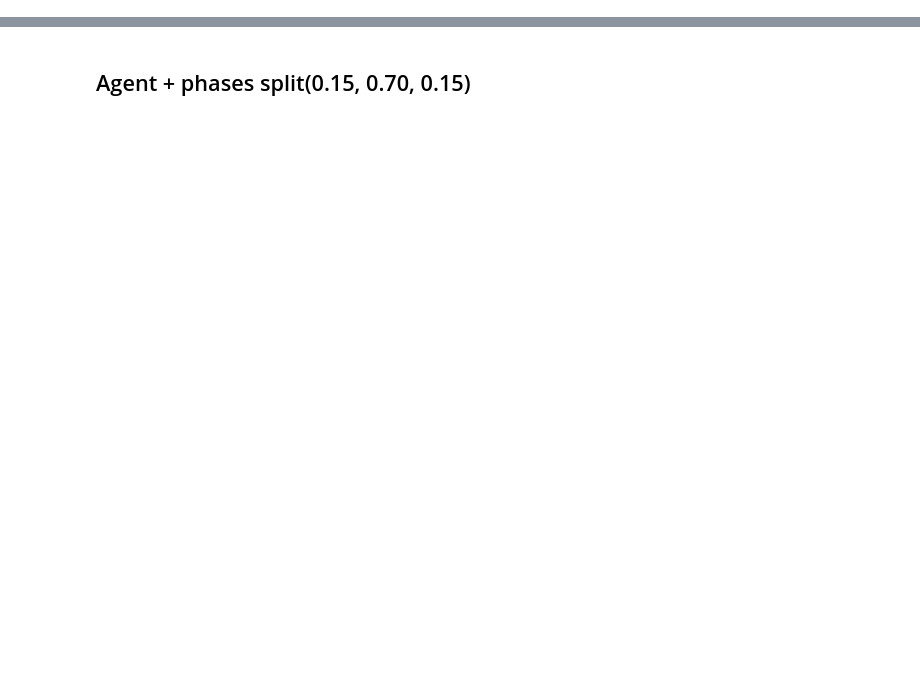
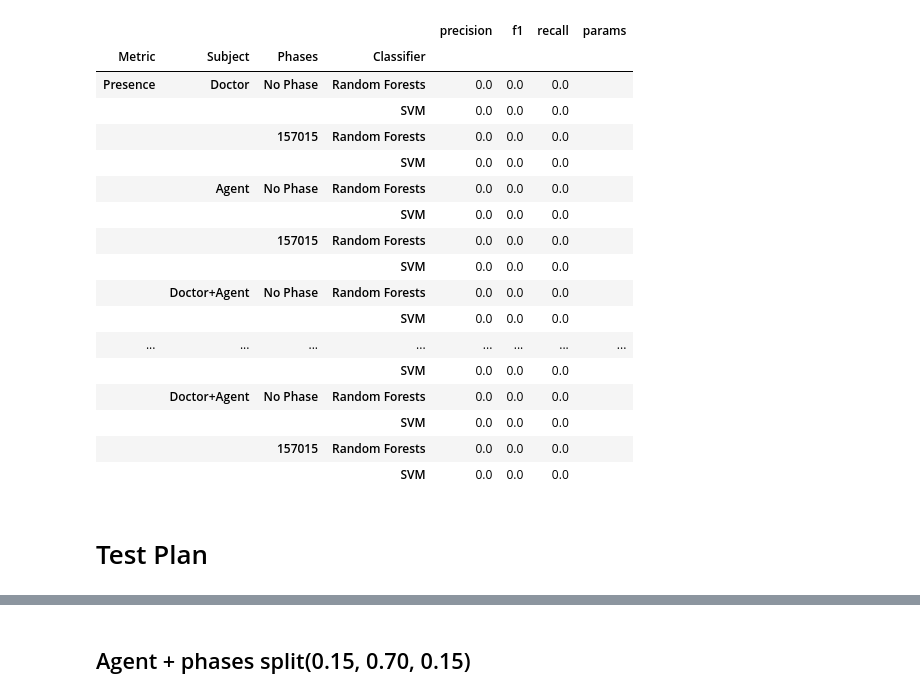
Before and after one commit to jbousque/predictionPresence, a Jupyter notebook: src/Learn.ipynb, the cells around one changed output, grey strips where cells are left out. Drawn from its saved outputs; the diff is of its cells as text; code cells hidden in the pictures; blank space fills up the shorter version.

Commit message:
improved test plan

```diff
--- a/src/Learn.ipynb
+++ b/src/Learn.ipynb
@@ -211,0 +200,32 @@ ValueError: The truth value of a Series is ambiguous. Use a.empty, a.bool(), a.i
+# %%
+# prepare results
+rdf_index = [['Presence', 'Co-Presence'], ['Doctor', 'Agent', 'Doctor+Agent'], ['No Phase', '157015'], ['Random Forests', 'SVM']]
+rdf_columns = ['precision', 'f1', 'recall', 'params']
+rdf_multiindex = pd.MultiIndex.from_product(rdf_index, names=['Metric', 'Subject', 'Phases', 'Classifier'])
+
+rdf = load_results()
+if rdf is None:
+    rdf = pd.DataFrame(np.zeros((24,4)), index=rdf_multiindex, columns=rdf_columns)
+    rdf['params'] = rdf['params'].apply(str)
+    rdf['params'] = ''
+    save_results(rdf)
+rdf
+# %% [output]
+|  |  |  |  | precision | f1 | recall | params |
+| Metric | Subject | Phases | Classifier |  |  |  |  |
+| Presence | Doctor | No Phase | Random Forests | 0.0 | 0.0 | 0.0 |  |
+|  |  |  | SVM | 0.0 | 0.0 | 0.0 |  |
+|  |  | 157015 | Random Forests | 0.0 | 0.0 | 0.0 |  |
+|  |  |  | SVM | 0.0 | 0.0 | 0.0 |  |
+|  | Agent | No Phase | Random Forests | 0.0 | 0.0 | 0.0 |  |
+|  |  |  | SVM | 0.0 | 0.0 | 0.0 |  |
+|  |  | 157015 | Random Forests | 0.0 | 0.0 | 0.0 |  |
+|  |  |  | SVM | 0.0 | 0.0 | 0.0 |  |
+|  | Doctor+Agent | No Phase | Random Forests | 0.0 | 0.0 | 0.0 |  |
+|  |  |  | SVM | 0.0 | 0.0 | 0.0 |  |
+| ... | ... | ... | ... | ... | ... | ... | ... |
+|  |  |  | SVM | 0.0 | 0.0 | 0.0 |  |
+|  | Doctor+Agent | No Phase | Random Forests | 0.0 | 0.0 | 0.0 |  |
+|  |  |  | SVM | 0.0 | 0.0 | 0.0 |  |
+|  |  | 157015 | Random Forests | 0.0 | 0.0 | 0.0 |  |
+|  |  |  | SVM | 0.0 | 0.0 | 0.0 |  |
@@ -211,0 +279,2 @@ ValueError: The truth value of a Series is ambiguous. Use a.empty, a.bool(), a.i
+# %% [markdown]
+# Test Plan
```
Also changed, not shown: parts of 33 cells of this notebook.
